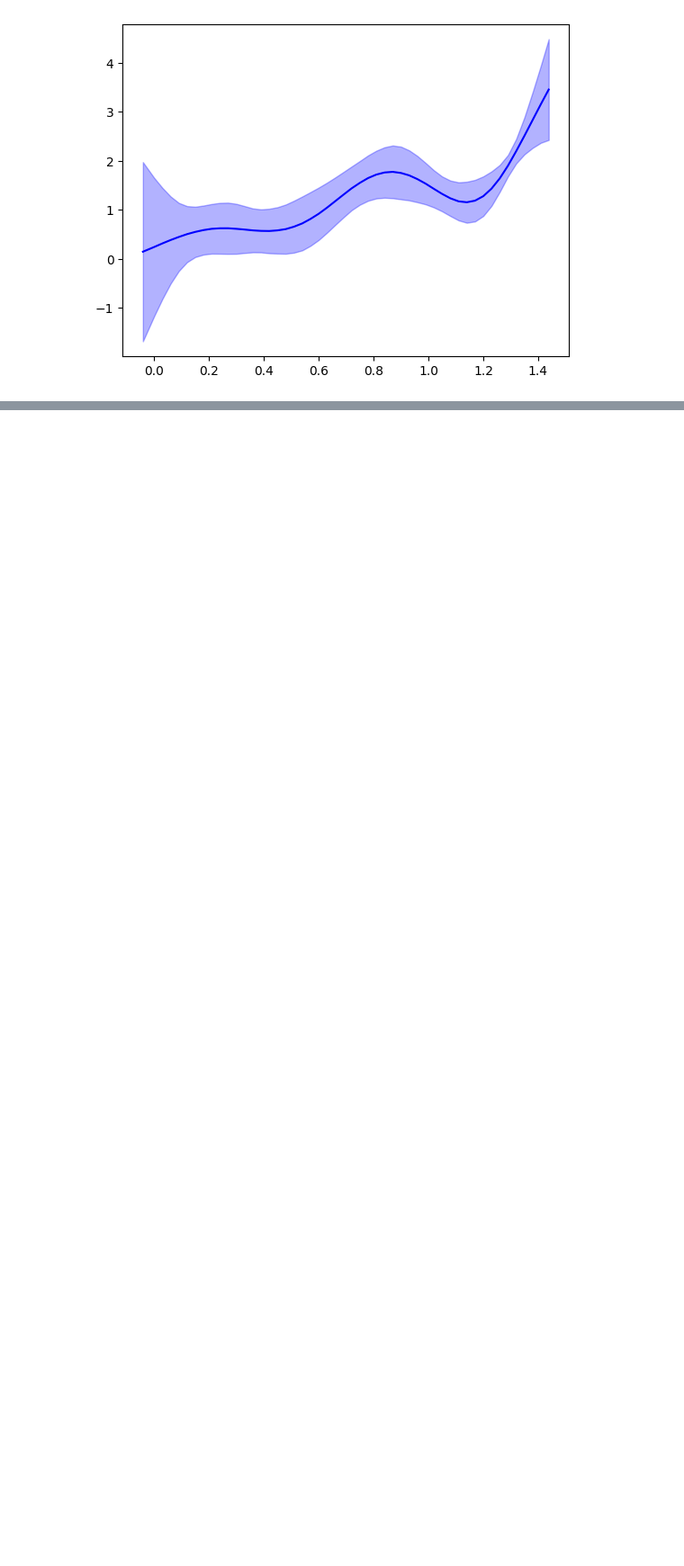
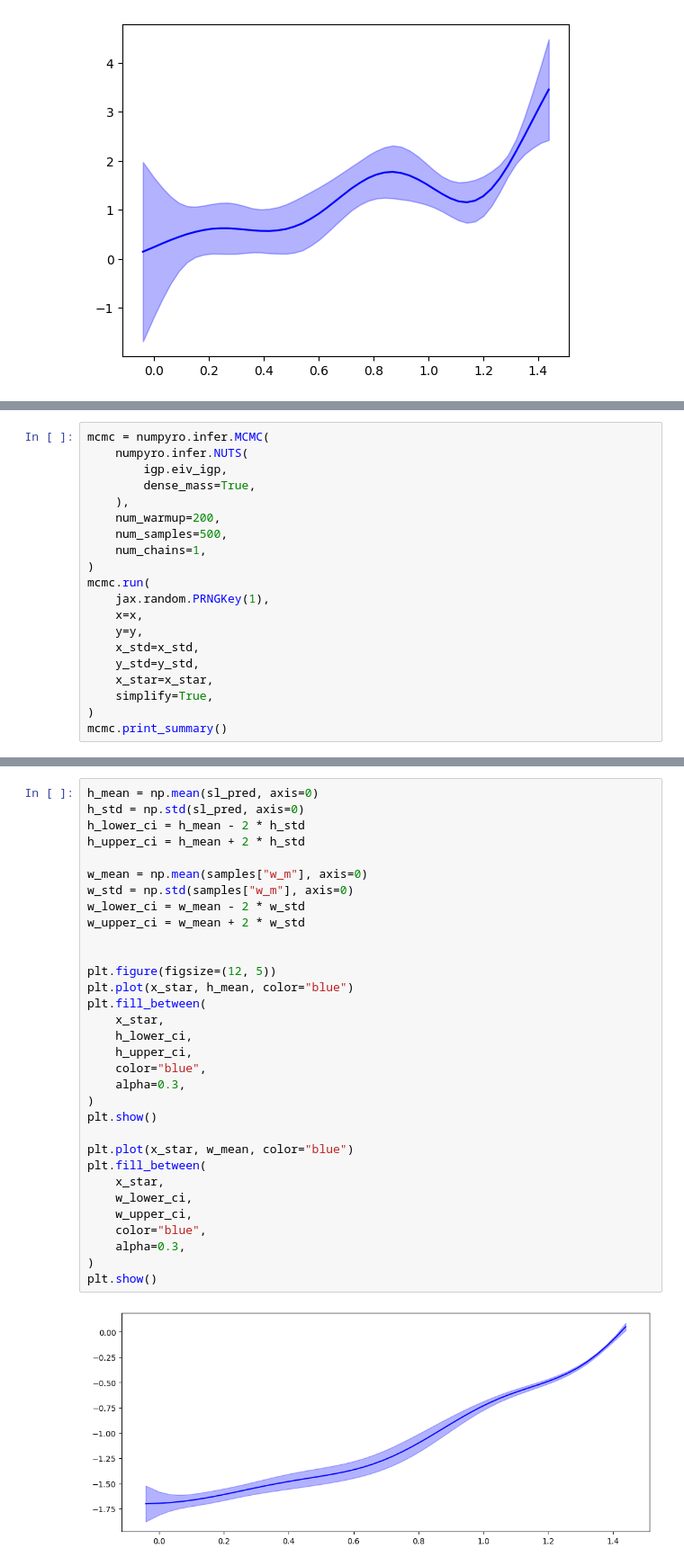
Before and after one commit to RohanGautam/EIV_IGP_jax, a Jupyter notebook: demo.ipynb, the cells around one changed output, grey strips where cells are left out. Shown at 90% size. Cells and saved outputs as stored; diff of their text form; blank space fills up the shorter version.

```diff
--- a/demo.ipynb
+++ b/demo.ipynb
@@ -432,0 +495,20 @@ plt.show()
+# %%
+mcmc = numpyro.infer.MCMC(
+    numpyro.infer.NUTS(
+        igp.eiv_igp,
+        dense_mass=True,
+    ),
+    num_warmup=200,
+    num_samples=500,
+    num_chains=1,
+)
+mcmc.run(
+    jax.random.PRNGKey(1),
+    x=x,
+    y=y,
+    x_std=x_std,
+    y_std=y_std,
+    x_star=x_star,
+    simplify=True,
+)
+mcmc.print_summary()
@@ -432,0 +579,34 @@ plt.show()
+# %%
+h_mean = np.mean(sl_pred, axis=0)
+h_std = np.std(sl_pred, axis=0)
+h_lower_ci = h_mean - 2 * h_std
+h_upper_ci = h_mean + 2 * h_std
+
+w_mean = np.mean(samples["w_m"], axis=0)
+w_std = np.std(samples["w_m"], axis=0)
+w_lower_ci = w_mean - 2 * w_std
+w_upper_ci = w_mean + 2 * w_std
+
+
+plt.figure(figsize=(12, 5))
+plt.plot(x_star, h_mean, color="blue")
+plt.fill_between(
+    x_star,
+    h_lower_ci,
+    h_upper_ci,
+    color="blue",
+    alpha=0.3,
+)
+plt.show()
+
+plt.plot(x_star, w_mean, color="blue")
+plt.fill_between(
+    x_star,
+    w_lower_ci,
+    w_upper_ci,
+    color="blue",
+    alpha=0.3,
+)
+plt.show()
+# %% [output]
+[figure, added]
```
Also changed, not shown: parts of 8 cells of this notebook, 1 other file.
